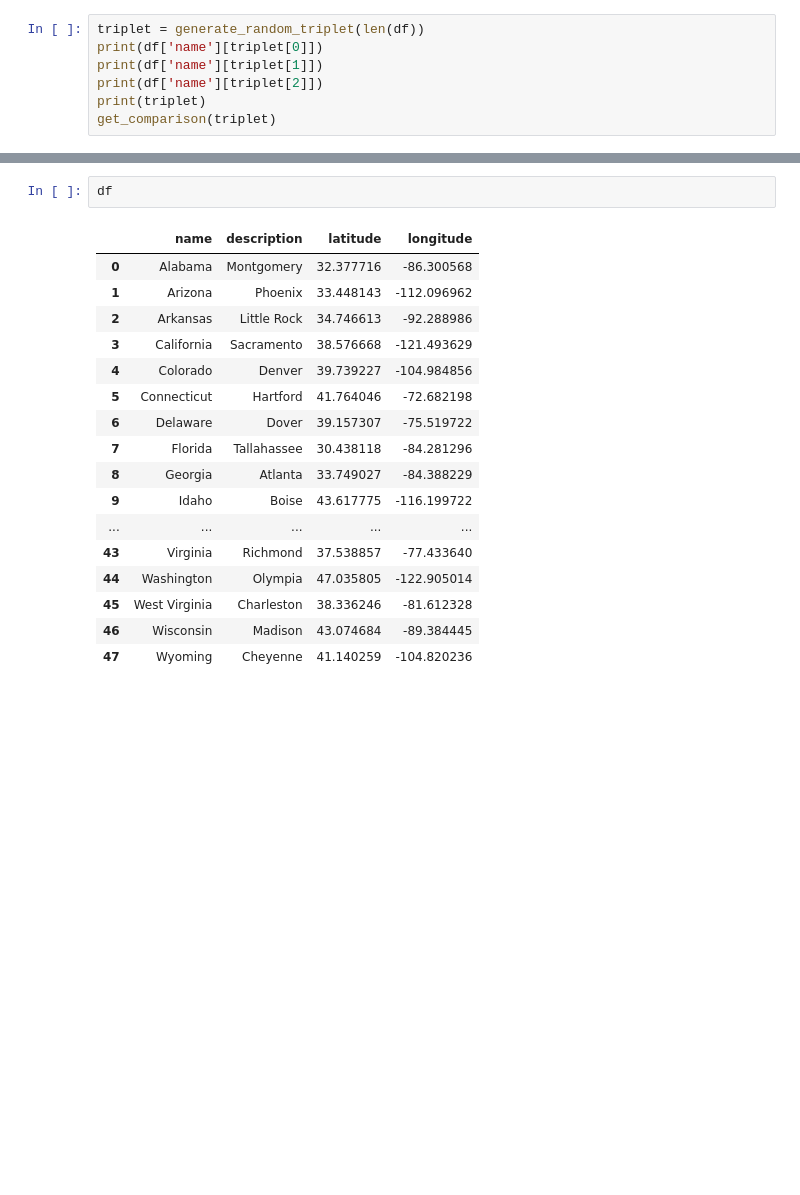
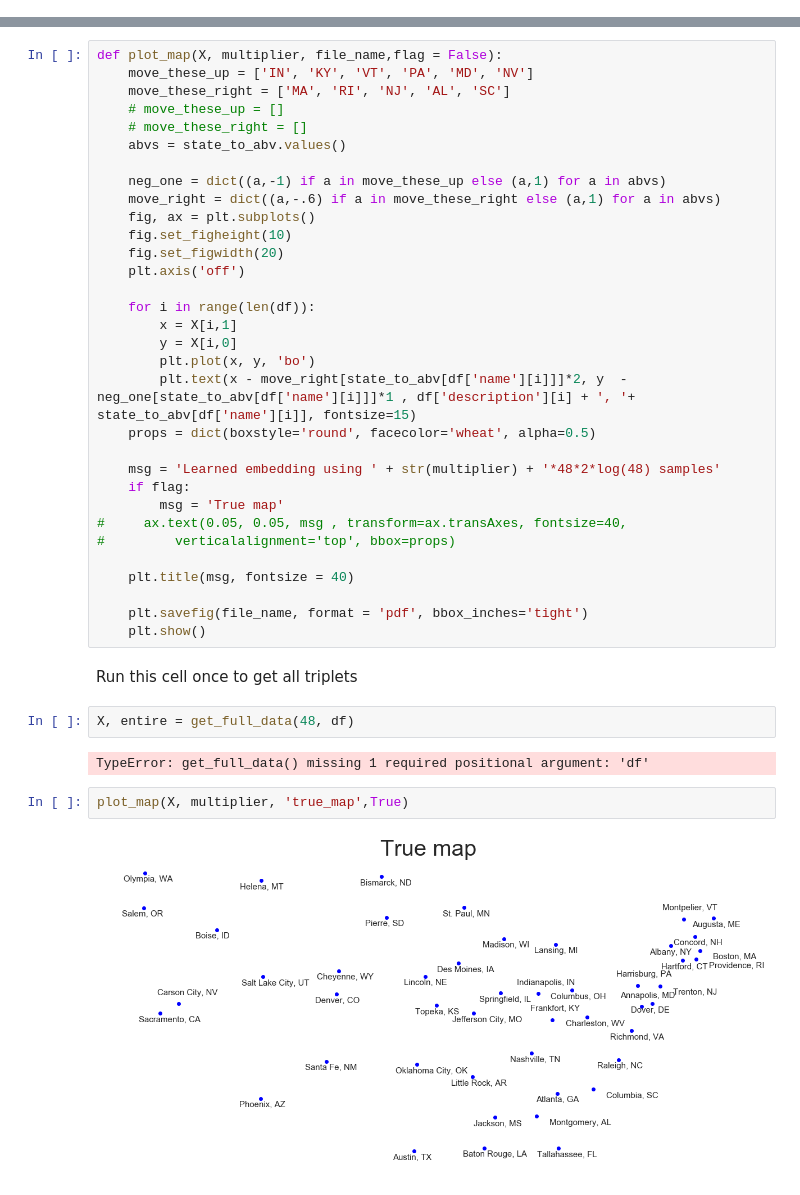
Before and after one commit to Amandarg/usa_embedding, a Jupyter notebook: usa_embedding.ipynb, the cells around one changed output, grey strips where cells are left out. Drawn from its saved outputs; the diff is of its cells as text; blank space fills up the shorter version.

Commit message:
plots

```diff
--- a/usa_embedding.ipynb
+++ b/usa_embedding.ipynb
@@ -25,7 +44,0 @@ def generate_random_triplet(n):
-# %%
-triplet = generate_random_triplet(len(df))
-print(df['name'][triplet[0]])
-print(df['name'][triplet[1]])
-print(df['name'][triplet[2]])
-print(triplet)
-get_comparison(triplet)
@@ -310,20 +252,42 @@ accuracy 0.994 loss 0.0326248 gradient nan learning_rate 2.05395e-06
-# %%
-df
-# %% [output]
-|  | name | description | latitude | longitude |
-| 0 | Alabama | Montgomery | 32.377716 | -86.300568 |
-| 1 | Arizona | Phoenix | 33.448143 | -112.096962 |
-| 2 | Arkansas | Little Rock | 34.746613 | -92.288986 |
-| 3 | California | Sacramento | 38.576668 | -121.493629 |
-| 4 | Colorado | Denver | 39.739227 | -104.984856 |
-| 5 | Connecticut | Hartford | 41.764046 | -72.682198 |
-| 6 | Delaware | Dover | 39.157307 | -75.519722 |
-| 7 | Florida | Tallahassee | 30.438118 | -84.281296 |
-| 8 | Georgia | Atlanta | 33.749027 | -84.388229 |
-| 9 | Idaho | Boise | 43.617775 | -116.199722 |
-| ... | ... | ... | ... | ... |
-| 43 | Virginia | Richmond | 37.538857 | -77.433640 |
-| 44 | Washington | Olympia | 47.035805 | -122.905014 |
-| 45 | West Virginia | Charleston | 38.336246 | -81.612328 |
-| 46 | Wisconsin | Madison | 43.074684 | -89.384445 |
-| 47 | Wyoming | Cheyenne | 41.140259 | -104.820236 |
+# %%
+def plot_map(X, multiplier, file_name,flag = False):
+    move_these_up = ['IN', 'KY', 'VT', 'PA', 'MD', 'NV']
+    move_these_right = ['MA', 'RI', 'NJ', 'AL', 'SC']
+    # move_these_up = []
+    # move_these_right = []
+    abvs = state_to_abv.values()
+
+    neg_one = dict((a,-1) if a in move_these_up else (a,1) for a in abvs)
+    move_right = dict((a,-.6) if a in move_these_right else (a,1) for a in abvs)
+    fig, ax = plt.subplots()
+    fig.set_figheight(10)
+    fig.set_figwidth(20)
+    plt.axis('off')
+
+    for i in range(len(df)):
+        x = X[i,1]
+        y = X[i,0]
+        plt.plot(x, y, 'bo')
+        plt.text(x - move_right[state_to_abv[df['name'][i]]]*2, y  - neg_one[state_to_abv[df['name'][i]]]*1 , df['description'][i] + ', '+ state_to_abv[df['name'][i]], fontsize=15)
+    props = dict(boxstyle='round', facecolor='wheat', alpha=0.5)
+
+    msg = 'Learned embedding using ' + str(multiplier) + '*48*2*log(48) samples'
+    if flag:
+        msg = 'True map'
+#     ax.text(0.05, 0.05, msg , transform=ax.transAxes, fontsize=40,
+#         verticalalignment='top', bbox=props)
+
+    plt.title(msg, fontsize = 40)
+
+    plt.savefig(file_name, format = 'pdf', bbox_inches='tight')
+    plt.show()
+# %% [markdown]
+Run this cell once to get all triplets
+# %%
+X, entire = get_full_data(48, df)
+# %% [output]
+TypeError: get_full_data() missing 1 required positional argument: 'df'
+# %%
+plot_map(X, multiplier, 'true_map',True)
+# %% [output]
+[figure, added]
```
Also changed, not shown: parts of 12 cells of this notebook, 21 other files.
